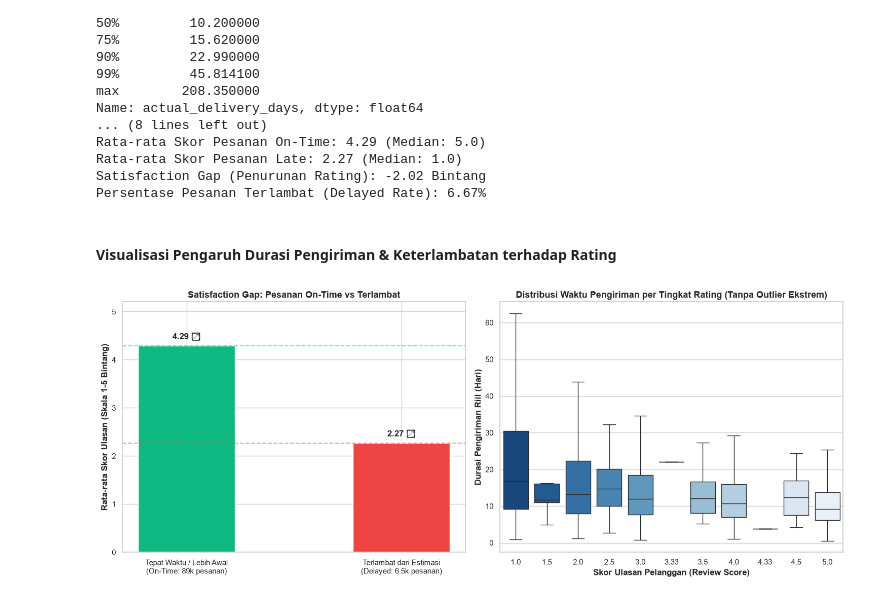
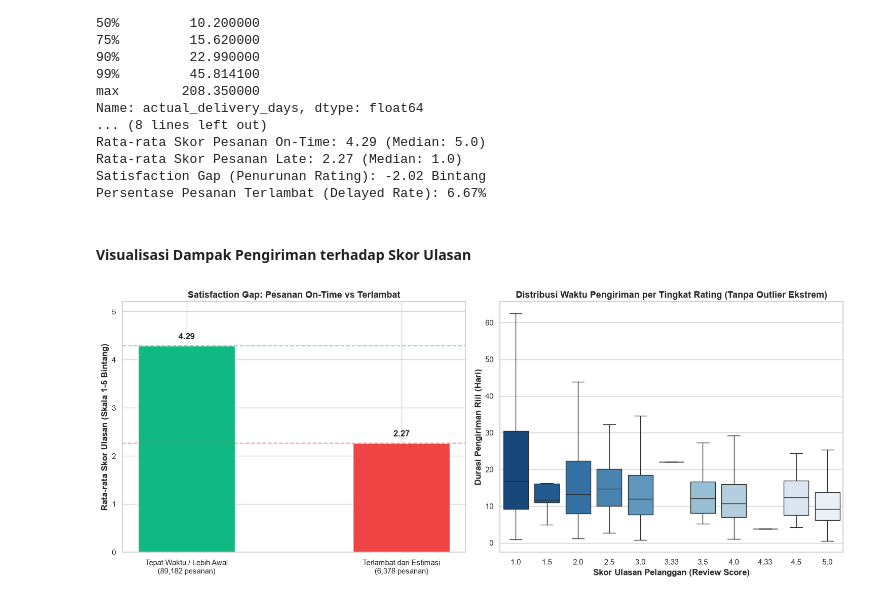
Before and after one commit to areswijaya/ecommerce-insight-dashboard, a Jupyter notebook: notebook.ipynb, the cells around one changed output. Saved outputs shown, nothing was run; the diff lists cells and outputs as text; code cells hidden in the pictures.

```diff
--- a/notebook.ipynb
+++ b/notebook.ipynb
@@ -395,34 +341,35 @@ Rata-rata Skor Pesanan Late: 2.27 (Median: 1.0)
 Satisfaction Gap (Penurunan Rating): -2.02 Bintang
 Persentase Pesanan Terlambat (Delayed Rate): 6.67%
 # %% [markdown]
-#### Visualisasi Pengaruh Durasi Pengiriman & Keterlambatan terhadap Rating
+#### Visualisasi Dampak Pengiriman terhadap Skor Ulasan
 # %%
 fig, (ax1, ax2) = plt.subplots(1, 2, figsize=(15, 6))
 
-# Subplot 1: Perbandingan Rating On-Time vs Late
-categories = ['Tepat Waktu / Lebih Awal\n(On-Time: 89k pesanan)', 'Terlambat dari Estimasi\n(Delayed: 6.5k pesanan)']
+categories = [
+    f"Tepat Waktu / Lebih Awal\n({len(on_time_stats):,} pesanan)",
+    f"Terlambat dari Estimasi\n({len(late_stats):,} pesanan)",
+]
 means = [on_time_stats.mean(), late_stats.mean()]
 colors_gap = ['#10B981', '#EF4444']
 
 bars = ax1.bar(categories, means, color=colors_gap, width=0.45)
 ax1.set_ylabel('Rata-rata Skor Ulasan (Skala 1-5 Bintang)', fontsize=12, weight='bold')
 ax1.set_ylim(0, 5.2)
 ax1.set_title('Satisfaction Gap: Pesanan On-Time vs Terlambat', fontsize=13, weight='bold')
 
 for bar in bars:
     yval = bar.get_height()
-    ax1.text(bar.get_x() + bar.get_width()/2, yval + 0.1, f"{yval:.2f} ⭐", ha='center', va='bottom', fontsize=12, weight='bold')
+    ax1.text(bar.get_x() + bar.get_width()/2, yval + 0.1, f"{yval:.2f}", ha='center', va='bottom', fontsize=12, weight='bold')
 
 ax1.axhline(on_time_stats.mean(), color='#10B981', linestyle='--', alpha=0.5)
 ax1.axhline(late_stats.mean(), color='#EF4444', linestyle='--', alpha=0.5)
 
-# Subplot 2: Boxplot Distribusi Waktu Pengiriman per Nilai Rating
 sns.boxplot(data=unique_orders_reviewed, x='review_score', y='actual_delivery_days', palette='Blues_r', ax=ax2, showfliers=False)
 ax2.set_xlabel('Skor Ulasan Pelanggan (Review Score)', fontsize=12, weight='bold')
 ax2.set_ylabel('Durasi Pengiriman Riil (Hari)', fontsize=12, weight='bold')
 ax2.set_title('Distribusi Waktu Pengiriman per Tingkat Rating (Tanpa Outlier Ekstrem)', fontsize=13, weight='bold')
 
 plt.tight_layout()
 plt.show()
 # %% [output]
-[figure, old version]
+[figure, new version]
```
Also changed, not shown: parts of 45 cells of this notebook, 11 other files.
